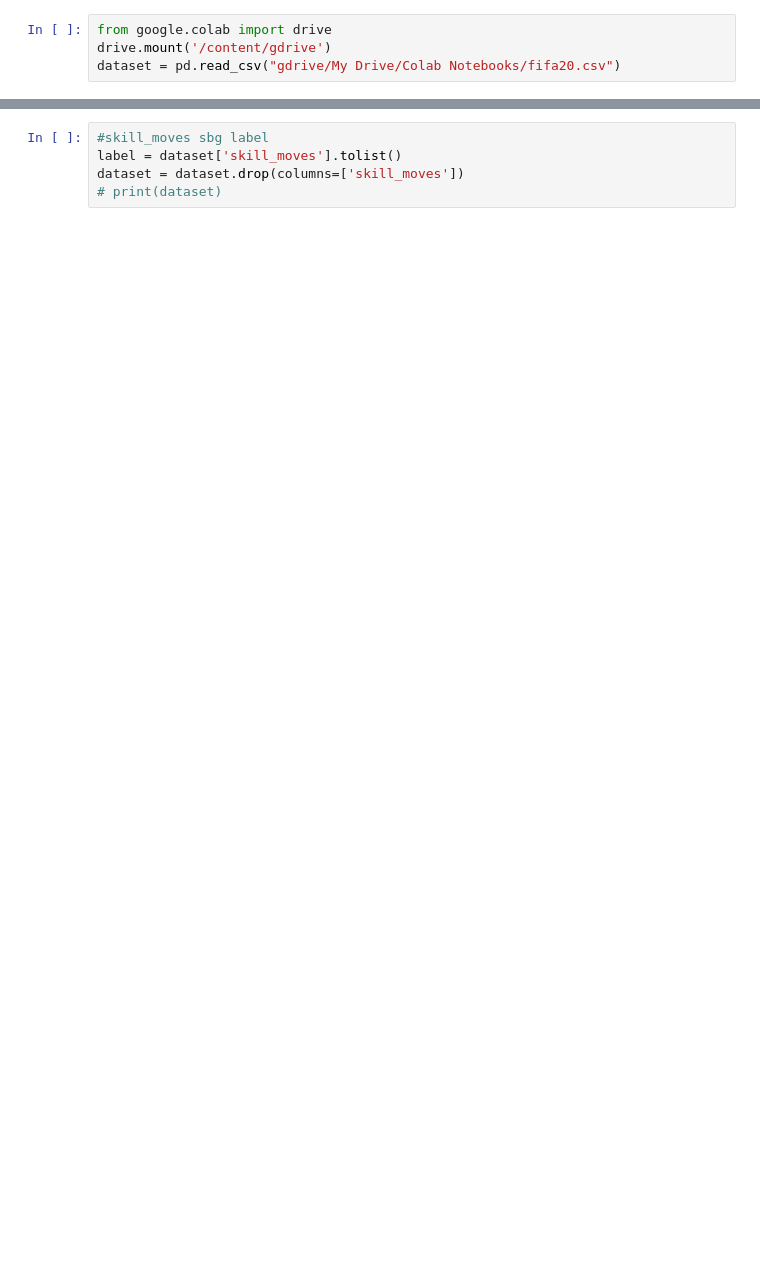
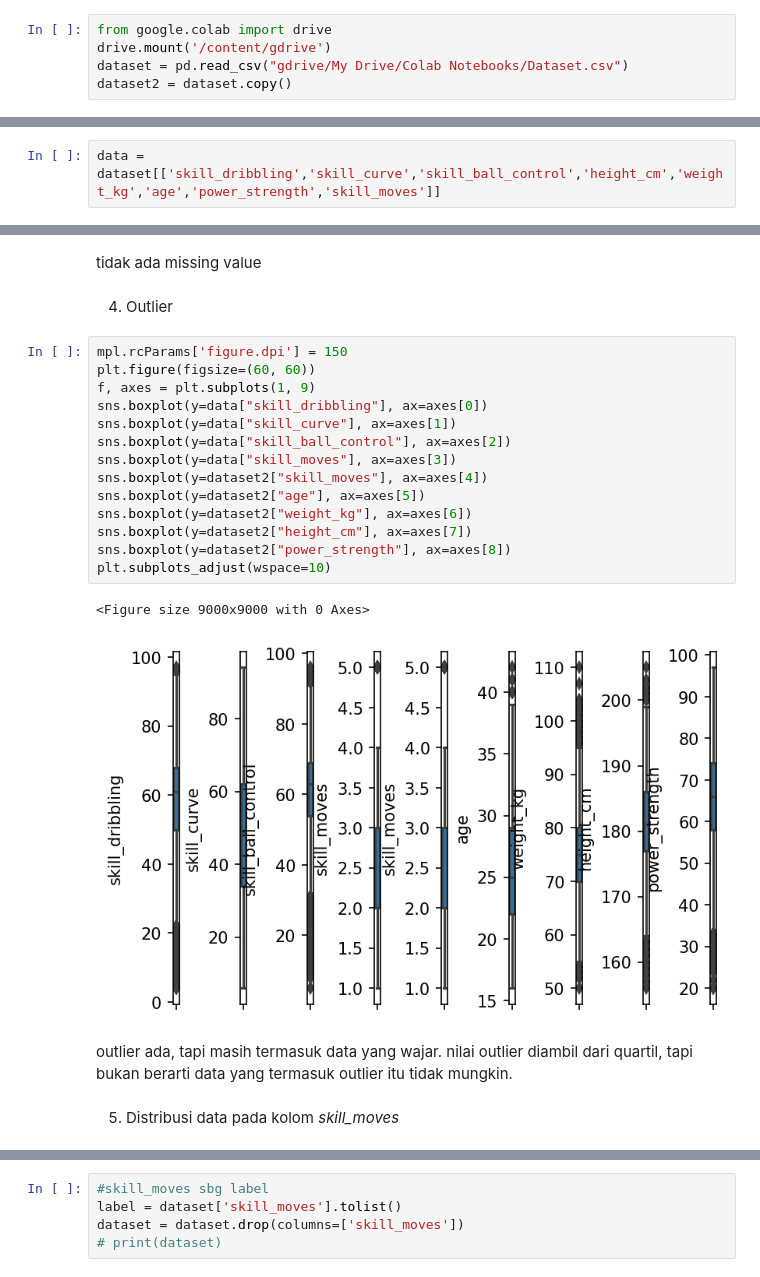
Before and after one commit to daffamaul30/Naive-Bayes, a Jupyter notebook: Classification.ipynb, the cells around one changed output, grey strips where cells are left out. Cells and saved outputs as stored; diff of their text form; blank space fills up the shorter version.

```diff
--- a/Classification.ipynb
+++ b/Classification.ipynb
@@ -16,4 +17,5 @@ dataset = pd.read_csv("path or filename(jika dalam satu folder)")
 # %%
 from google.colab import drive
 drive.mount('/content/gdrive')
-dataset = pd.read_csv("gdrive/My Drive/Colab Notebooks/fifa20.csv")
+dataset = pd.read_csv("gdrive/My Drive/Colab Notebooks/Dataset.csv")
+dataset2 = dataset.copy()
@@ -21,0 +26,2 @@ dataset = pd.read_csv("gdrive/My Drive/Colab Notebooks/fifa20.csv")
+# %%
+data = dataset[['skill_dribbling','skill_curve','skill_ball_control','height_cm','weight_kg','age','power_strength','skill_moves']]
@@ -21,0 +83,25 @@ dataset = pd.read_csv("gdrive/My Drive/Colab Notebooks/fifa20.csv")
+# %% [markdown]
+tidak ada missing value
+# %% [markdown]
+4. Outlier
+# %%
+mpl.rcParams['figure.dpi'] = 150
+plt.figure(figsize=(60, 60))
+f, axes = plt.subplots(1, 9)
+sns.boxplot(y=data["skill_dribbling"], ax=axes[0])
+sns.boxplot(y=data["skill_curve"], ax=axes[1])
+sns.boxplot(y=data["skill_ball_control"], ax=axes[2])
+sns.boxplot(y=data["skill_moves"], ax=axes[3])
+sns.boxplot(y=dataset2["skill_moves"], ax=axes[4])
+sns.boxplot(y=dataset2["age"], ax=axes[5])
+sns.boxplot(y=dataset2["weight_kg"], ax=axes[6])
+sns.boxplot(y=dataset2["height_cm"], ax=axes[7])
+sns.boxplot(y=dataset2["power_strength"], ax=axes[8])
+plt.subplots_adjust(wspace=10)
+# %% [output]
+<Figure size 9000x9000 with 0 Axes>
+[figure, added]
+# %% [markdown]
+outlier ada, tapi masih termasuk data yang wajar. nilai outlier diambil dari quartil, tapi bukan berarti data yang termasuk outlier itu tidak mungkin.
+# %% [markdown]
+5. Distribusi data pada kolom *skill_moves*
```
Also changed, not shown: parts of 50 cells of this notebook.
